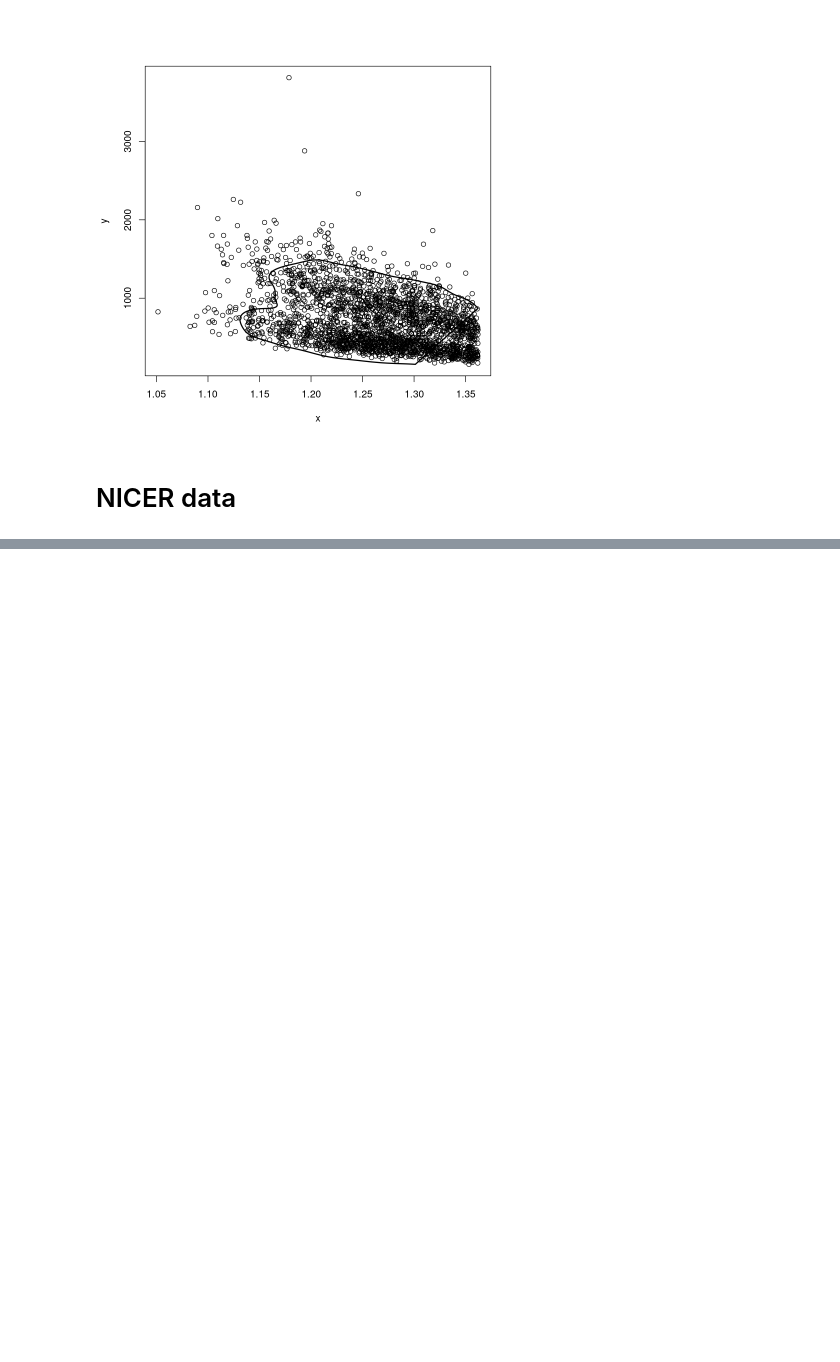
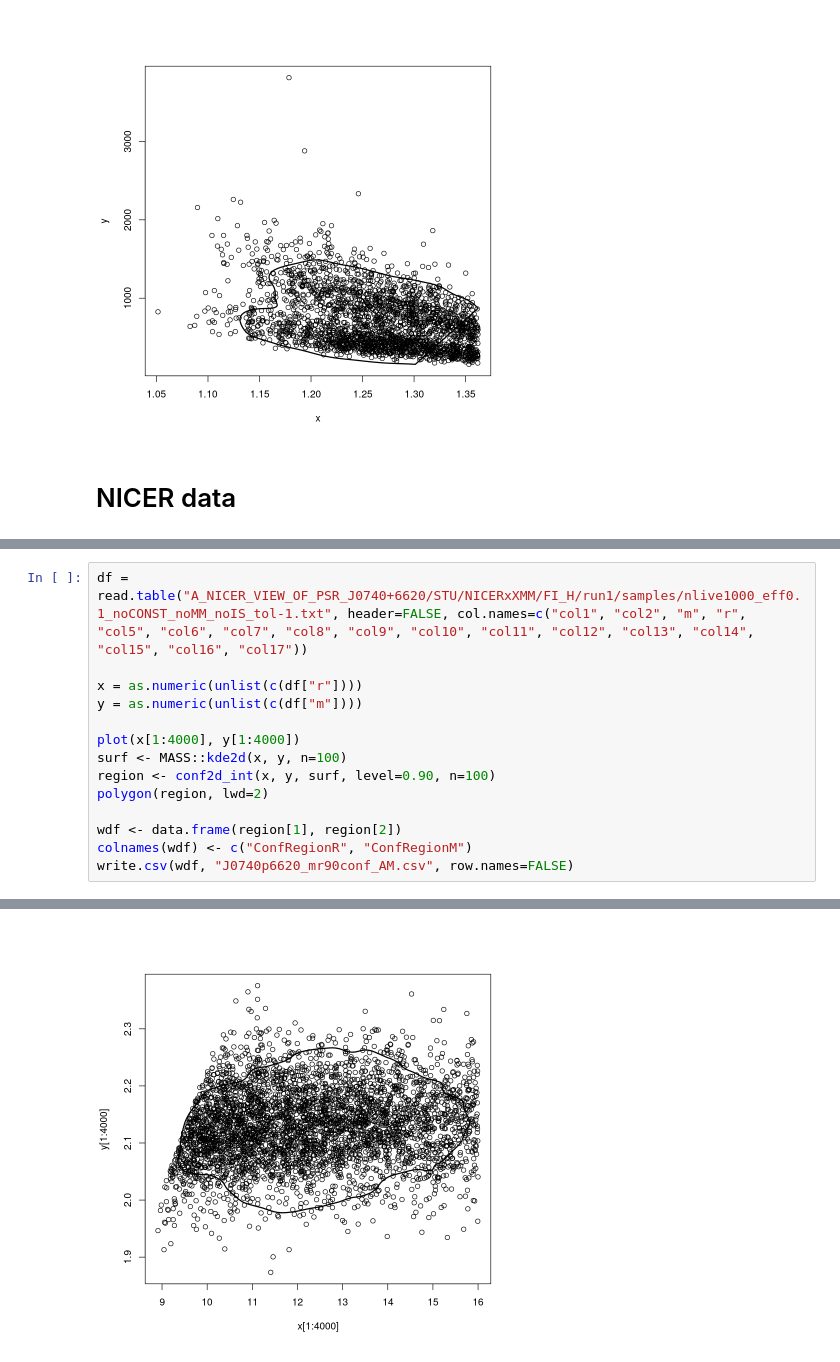
Before and after one commit to SunkPlane29/bandas_exp, a Jupyter notebook: confidence_r.ipynb, the cells around one changed output, grey strips where cells are left out. Drawn from its saved outputs; the diff is of its cells as text; blank space fills up the shorter version.

```diff
--- a/confidence_r.ipynb
+++ b/confidence_r.ipynb
@@ -316,0 +197,15 @@ Warning message in Polygon(cbind(cl[[i]]$x, cl[[i]]$y)):
+# %%
+df = read.table("A_NICER_VIEW_OF_PSR_J0740+6620/STU/NICERxXMM/FI_H/run1/samples/nlive1000_eff0.1_noCONST_noMM_noIS_tol-1.txt", header=FALSE, col.names=c("col1", "col2", "m", "r", "col5", "col6", "col7", "col8", "col9", "col10", "col11", "col12", "col13", "col14", "col15", "col16", "col17"))
+
+x = as.numeric(unlist(c(df["r"])))
+y = as.numeric(unlist(c(df["m"])))
+
+plot(x[1:4000], y[1:4000])
+surf <- MASS::kde2d(x, y, n=100)
+region <- conf2d_int(x, y, surf, level=0.90, n=100)
+polygon(region, lwd=2)
+
+wdf <- data.frame(region[1], region[2])
+colnames(wdf) <- c("ConfRegionR", "ConfRegionM")
+write.csv(wdf, "J0740p6620_mr90conf_AM.csv", row.names=FALSE)
+# %% [output]
@@ -316,0 +214 @@ Warning message in Polygon(cbind(cl[[i]]$x, cl[[i]]$y)):
+[figure, added]
```
Also changed, not shown: parts of 12 cells of this notebook, 26 other files.
